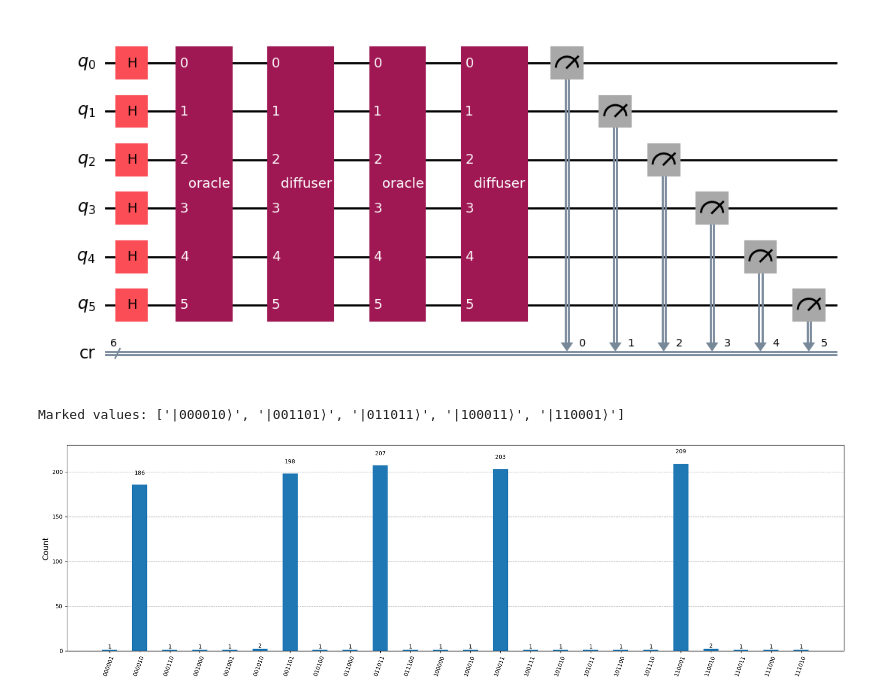
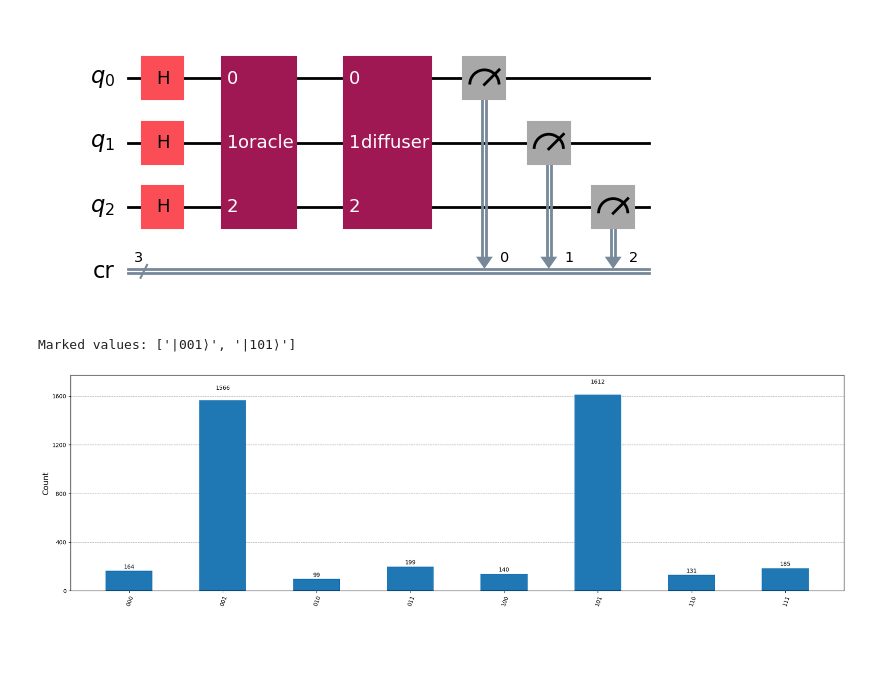
Before and after one commit to TheRandomTroll/aau-cs-qic-project, a Jupyter notebook: grovers.ipynb, the cells around one changed output. Cells and saved outputs as stored; diff of their text form; code cells hidden in the pictures; blank space fills up the shorter version.

Commit message:
feat: Integrade with real IBM backend
Co-Authored-By: Mihail Gerginov <mihailgerginov01@gmail.com>

```diff
--- a/grovers.ipynb
+++ b/grovers.ipynb
@@ -10,6 +11,11 @@ backend = AerSimulator()
 # %%
-N_QUBITS = 6
+N_QUBITS = 3
 
 # Randomly mark values
 size = np.random.randint(1, N_QUBITS + 1)
 MARKED_LIST = np.random.choice(range(2**N_QUBITS), size, replace=False).tolist()
+
+# print the marked values in big-endian format (leftmost is qubit 0) / same format as in the histogram
+print("Marked values:", sorted(
+    [f"|{format(x, f'0{N_QUBITS}b')[::-1]}⟩" for x in MARKED_LIST]
+))
@@ -110,19 +112,35 @@ for i in range(N_QUBITS):
 
 _ = quantum_circuit.draw('mpl')
 # %% [output]
-[figure, old version]
+[figure, new version]
+# %%
+provider = QiskitRuntimeService(
+    channel="ibm_quantum",
+    instance="ibm-q/open/main",
+    token= os.getenv("IBM_QUANTUM_API_KEY")
+)
+
+ibm_backend = provider.backend("ibm_brisbane")
+
+backend = ibm_backend #AerSimulator.from_backend(ibm_backend)
+# %%
+qc_compiled = transpile(quantum_circuit, backend)
+
+sampler = Sampler(backend)
+job_sim = sampler.run([qc_compiled], shots=2**12)
+result_sim = job_sim.result()
 # %%
-qc_compiled = transpile(quantum_circuit, backend)
-job_sim = backend.run(qc_compiled, shots=1024)
-result_sim = job_sim.result()
-counts = result_sim.get_counts(qc_compiled)
+raw_measurements_bitstrings = result_sim[0].data.cr.get_bitstrings()
+counts = {}
 
-# print the marked values in big-endian format (leftmost is qubit 0) / same format as in the histogram
+for bitstring in raw_measurements_bitstrings:
+    counts[bitstring] = counts.get(bitstring, 0) + 1
+
 print("Marked values:", sorted(
     [f"|{format(x, f'0{N_QUBITS}b')[::-1]}⟩" for x in MARKED_LIST]
 ))
-# Plot the result
+
 _ = plot_histogram(counts, figsize=(20, 6))
 # %% [output]
-Marked values: ['|000010⟩', '|001101⟩', '|011011⟩', '|100011⟩', '|110001⟩']
+Marked values: ['|001⟩', '|101⟩']
-[figure, old version]
+[figure, new version]
```
Also changed, not shown: parts of 6 cells of this notebook, 2 other files.
